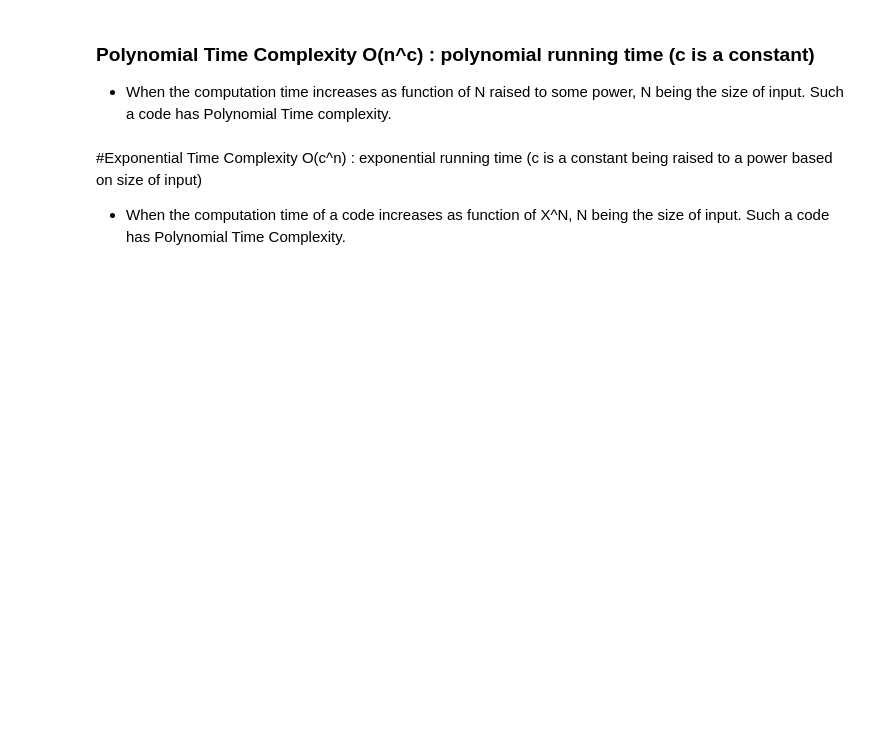
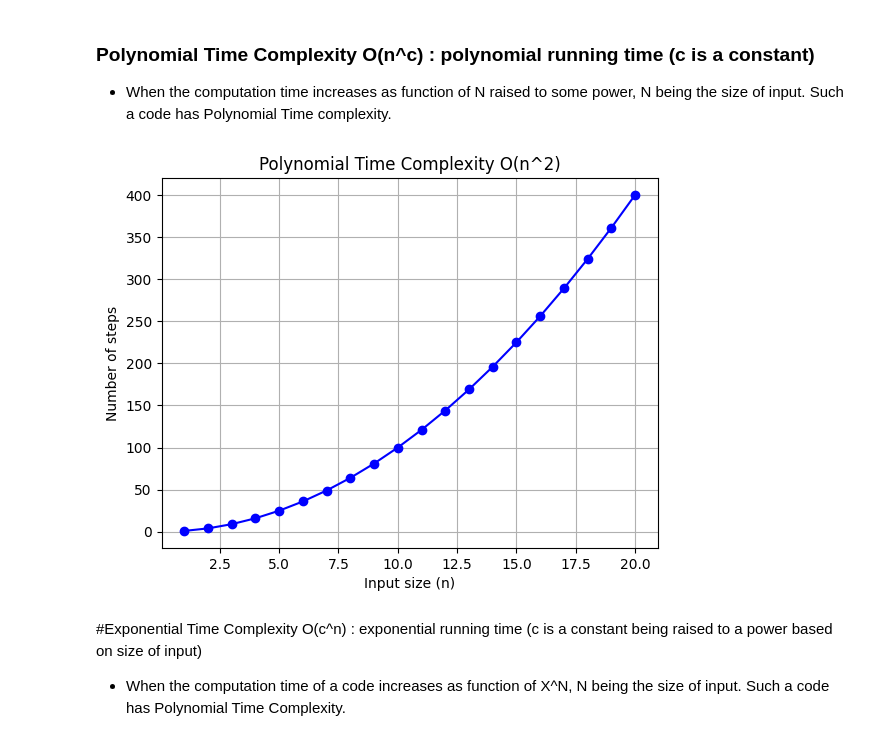
Before and after one commit to krishlall07/algo-lab, a Jupyter notebook: Lab_3_Growth_of_function.ipynb, the cells around one changed output. Cells and saved outputs as stored; diff of their text form; code cells hidden in the pictures; blank space fills up the shorter version.

```diff
--- a/Lab_3_Growth_of_function.ipynb
+++ b/Lab_3_Growth_of_function.ipynb
@@ -133,6 +213,35 @@ result into a Log-Linear Time Complexity program.
 * When the computation time increases as function of N raised to some power, N being the size of input. Such a code has Polynomial Time complexity.
 # %%
 # Prob_6 Take Suitable example and write function that runs in log-linear time. plot the graph as well, similar to above example
+# %%
+import matplotlib.pyplot as plt
+
+
+def polynomial_time(n):
+    steps = 0
+    for i in range(n):
+        for j in range(n):
+            steps += 1
+    return steps
+
+
+
+n_values = list(range(1, 21))
+steps_values = []
+
+for n in n_values:
+    steps_values.append(polynomial_time(n))
+
+
+
+plt.plot(n_values, steps_values, color="blue", marker="o")
+plt.xlabel("Input size (n)")
+plt.ylabel("Number of steps")
+plt.title("Polynomial Time Complexity O(n^2)")
+plt.grid(True)
+plt.show()
+# %% [output]
+[figure, added]
 # %% [markdown]
 #Exponential Time Complexity O(c^n) : exponential running time (c is a constant being raised to a power based on size of input)
 
```
Also changed, not shown: parts of 6 cells of this notebook.
